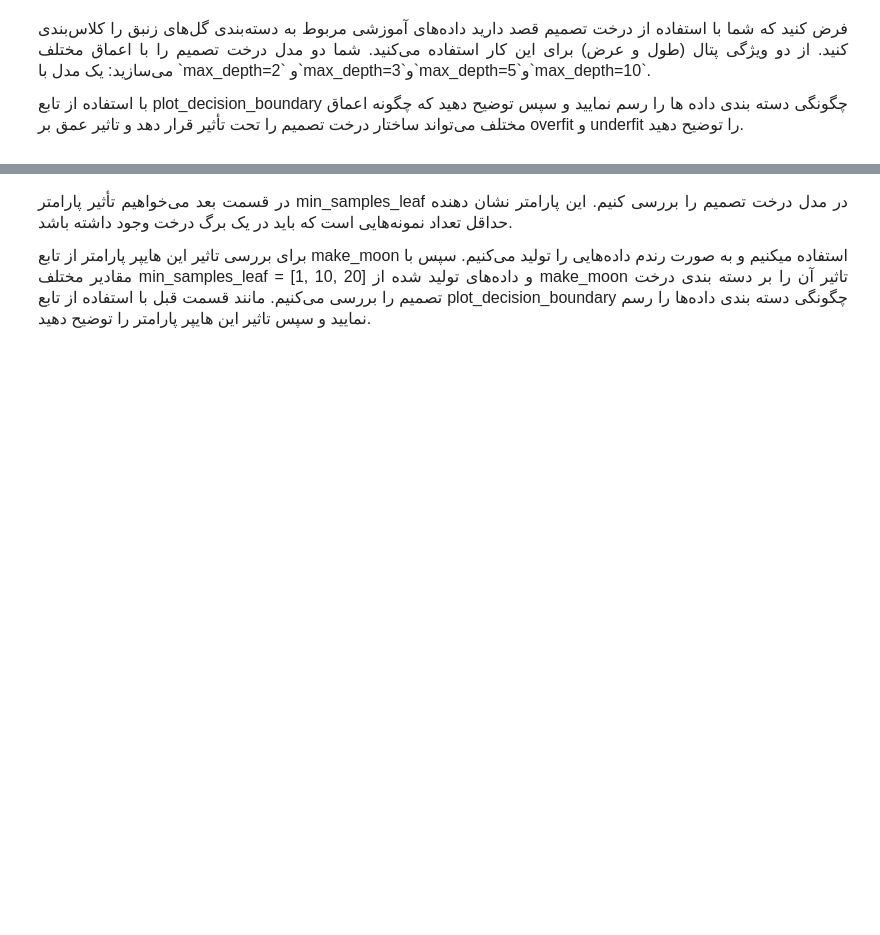
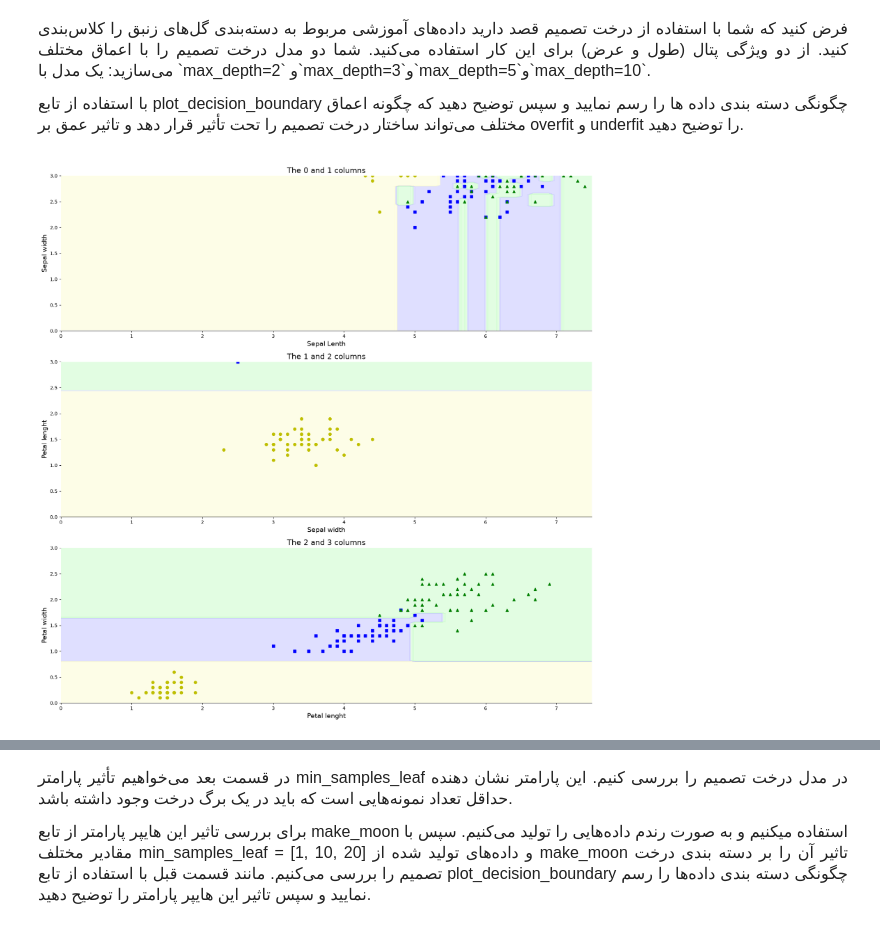
Before and after one commit to AmirrezaNasiri85/Artificial-Inteligance-Boot-Camp, a Jupyter notebook: Tamirin/Week4.1/Decision_Trees.ipynb, the cells around one changed output, grey strips where cells are left out. Saved outputs shown, nothing was run; the diff lists cells and outputs as text; code cells hidden in the pictures; blank space fills up the shorter version.

```diff
--- a/Tamirin/Week4.1/Decision_Trees.ipynb
+++ b/Tamirin/Week4.1/Decision_Trees.ipynb
@@ -50,24 +51,29 @@ Iris versicolor
 <font face="vazir" size=3>
 با استفاده از تابع plot_decision_boundary چگونگی دسته بندی داده ها را رسم نمایید و سپس توضیح دهید که چگونه اعماق مختلف می‌تواند ساختار درخت تصمیم را تحت تأثیر قرار دهد و تاثیر عمق بر overfit و underfit  را توضیح دهید.
 # %%
-def plot_decision_boundary(clf, X, y, axes=[0, 7.5, 0, 3], iris=True, legend=False, plot_training=True):
+# I have changed the function in an attemp to model the different cases.
+def plot_decision_boundary(clf, X, y, X_column, Y_column, givenPlot, axes=[0, 7.5, 0, 3], iris=True, legend=False, plot_training=True):
     x1s = np.linspace(axes[0], axes[1], 100)
     x2s = np.linspace(axes[2], axes[3], 100)
     x1, x2 = np.meshgrid(x1s, x2s)
     X_new = np.c_[x1.ravel(), x2.ravel()]
     y_pred = clf.predict(X_new).reshape(x1.shape)
     custom_cmap = ListedColormap(['#fafab0','#9898ff','#a0faa0'])
-    plt.contourf(x1, x2, y_pred, alpha=0.3, cmap=custom_cmap)
+    givenPlot.contourf(x1, x2, y_pred, alpha=0.3, cmap=custom_cmap)
     if plot_training:
-        plt.plot(X[:, 0][y==0], X[:, 1][y==0], "yo", label="Iris-Setosa")
-        plt.plot(X[:, 0][y==1], X[:, 1][y==1], "bs", label="Iris-Versicolor")
-        plt.plot(X[:, 0][y==2], X[:, 1][y==2], "g^", label="Iris-Virginica")
-        plt.axis(axes)
+        givenPlot.plot(X[:, 0][y==0], X[:, 1][y==0], "yo", label="Iris-Setosa")
+        givenPlot.plot(X[:, 0][y==1], X[:, 1][y==1], "bs", label="Iris-Versicolor")
+        givenPlot.plot(X[:, 0][y==2], X[:, 1][y==2], "g^", label="Iris-Virginica")
+        givenPlot.axis(axes)
     if iris:
-        plt.xlabel("Petal length", fontsize=14)
-        plt.ylabel("Petal width", fontsize=14)
+        givenPlot.set_xlabel(X_column, fontsize=14)
+        givenPlot.set_ylabel(Y_column, fontsize=14)
     else:
-        plt.xlabel(r"$x_1$", fontsize=18)
-        plt.ylabel(r"$x_2$", fontsize=18, rotation=0)
+        givenPlot.set_xlabel(r"$x_1$", fontsize=18)
+        givenPlot.set_ylabel(r"$x_2$", fontsize=18, rotation=0)
     if legend:
         plt.legend(loc="lower right", fontsize=14)
+
+    givenPlot.spines["top"].set_visible(False)
+    givenPlot.spines["right"].set_visible(False)
+    givenPlot.spines["left"].set_visible(False)
@@ -77,0 +80,18 @@ def plot_decision_boundary(clf, X, y, axes=[0, 7.5, 0, 3], iris=True, legend=Fal
+# %%
+# load iris dataset
+from sklearn.tree import DecisionTreeClassifier
+columns = ["Sepal Lenth", "Sepal width", "Petal lenght", "Petal width"]
+
+train_x, train_y = load_iris(return_X_y=True)
+# The function requires to have 2 feature fot he model.
+# for intance we assume have the 2 and 3 column.
+figure, axes = plt.subplots(3, 1, figsize=(20, 20))
+for i in range(3):
+    train_changed_x = train_x[:, i:i+2]
+    model = DecisionTreeClassifier()
+    model.fit(train_changed_x, train_y)
+
+    axes[i].set_title(f"The {i} and {i+1} columns", fontsize=16)
+    plot_decision_boundary(model, train_changed_x, train_y, columns[i], columns[i+1], givenPlot=axes[i])
+# %% [output]
+[figure, added]
```
Also changed, not shown: parts of 11 cells of this notebook.
